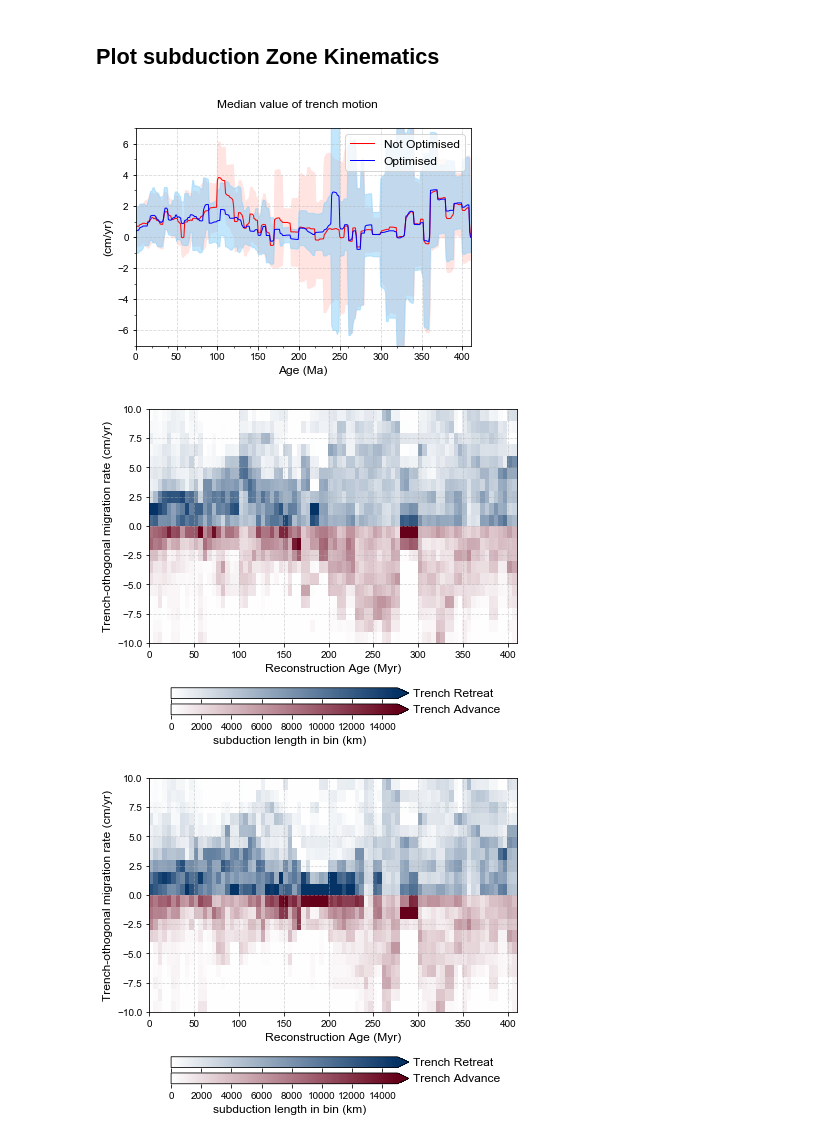
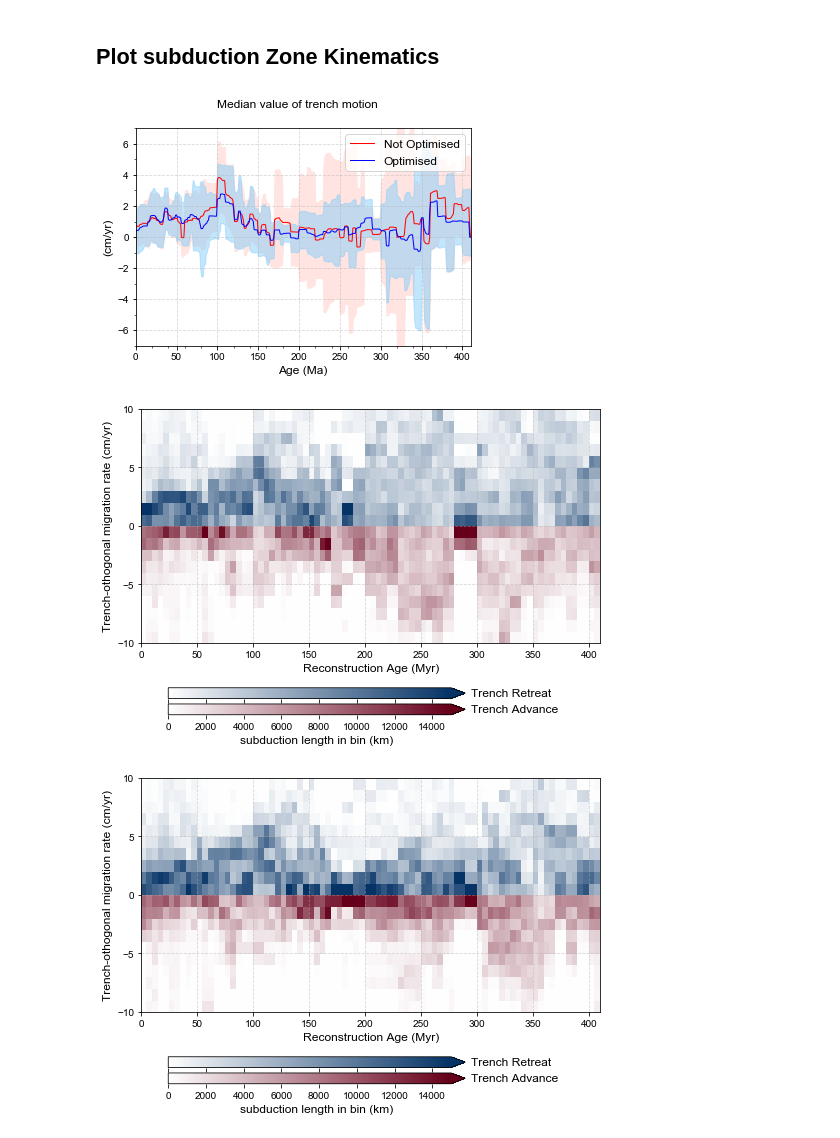
Before and after one commit to EarthByte/optAPM, a Jupyter notebook: figures/generate_trench_migration_figures.ipynb, the cells around one changed output. Saved outputs shown, nothing was run; the diff lists cells and outputs as text; code cells hidden in the pictures.

Commit message:
Final run for Global_Model_WD_Internal_Release_2019_v2.

```diff
--- a/figures/generate_trench_migration_figures.ipynb
+++ b/figures/generate_trench_migration_figures.ipynb
@@ -32,7 +32,7 @@ min_time = 0.
 max_time = 410.
 
 model_dir = 'Global_Model_WD_Internal_Release_2019_v2'
-model_name = 'optAPM_run2'
+model_name = 'optAPM_run6_240-250adj'
 
 input_dir = '../data/{0}'.format(model_dir)
 output_dir = './{0}'.format(model_dir)
@@ -137,9 +137,9 @@ optimised_subduction_table_filename = os.path.join(
 
 
 # Non-optimised stats.
-#df_no_opt = get_subduction_stats(original_rotation_filenames, topology_filenames)
-#df_no_opt.to_csv(original_subduction_table_filename)
-df_no_opt = pd.read_csv(original_subduction_table_filename)
+df_no_opt = get_subduction_stats(original_rotation_filenames, topology_filenames)
+df_no_opt.to_csv(original_subduction_table_filename)
+#df_no_opt = pd.read_csv(original_subduction_table_filename)
 
 # Optimised stats.
 df_opt = get_subduction_stats(optimised_rotation_filenames, topology_filenames)
@@ -201,8 +201,8 @@ def plot_median_trench_motion(plot_title, plot_filename, medfilt_kernel_size):
 
     fig.suptitle(plot_title)
 
-    ax.set_xticks(np.arange(0, 410+1, 50))
-    ax.set_xticks(np.arange(0, 410+1, 20), minor=True)
+    ax.set_xticks(np.arange(0, max_time+1, 50))
+    ax.set_xticks(np.arange(0, max_time+1, 20), minor=True)
     ax.set_yticks(np.arange(-10, 10+1, 2))
     ax.set_yticks(np.arange(-10, 10+1, 1), minor=True)
 
@@ -238,7 +238,7 @@ def plot_median_trench_motion(plot_title, plot_filename, medfilt_kernel_size):
 
     plt.ylim((-7,7))
     plt.ylabel('(cm/yr)',fontsize=12)
-    plt.xlim((0,410))
+    plt.xlim((0,max_time))
     plt.xlabel('Age (Ma)',fontsize=12)
     #plt.gca().yaxis.grid(True,which='major')
     plt.grid(linestyle='--',alpha=0.5)
@@ -259,7 +259,7 @@ for medfilt_kernel_size in medfilt_kernel_sizes:
         os.path.join(output_dir, 'trench_motion_%s_%dMy.pdf' % (model_name, medfilt_kernel_size)),
         medfilt_kernel_size)
 # %% [output]
-[figure, old version]
+[figure, new version]
 # %%
 time_step = 5
 
@@ -280,7 +280,7 @@ def plot_ortho_migration_rate_histogram(df, plot_filename):
     #plt.figure(figsize=(6,4))
     #def MakeTimeDependentHistogram(df_tmp):
 
-    fig = plt.figure(figsize=(6,5))
+    fig = plt.figure(figsize=(7.5,5))
     ax1 = fig.add_axes([0.1, 0.3, 0.85, 0.65])
 
     TimeStepList = np.arange(min_time,max_time+time_step,time_step)
@@ -309,6 +309,7 @@ def plot_ortho_migration_rate_histogram(df, plot_filename):
     ax1.pcolor(TimeStepList, VelBins, histCat.T,cmap=blue_clear_red,vmin=VMIN,vmax=VMAX)
     ax1.set_xlim([min_time,max_time])
     ax1.set_ylim([-10,10])
+    ax1.set_yticks([-10, -5, 0, 5, 10])
     plt.ylabel('Trench-othogonal migration rate (cm/yr)', fontsize=12)
     plt.xlabel('Reconstruction Age (Myr)', fontsize=12)
     plt.grid(linestyle='--',alpha=0.5)
@@ -332,32 +333,32 @@ def plot_ortho_migration_rate_histogram(df, plot_filename):
     ax3 = fig.add_axes([0.15, 0.1, 0.55, 0.03])
     rc_rgba = [(1.0, 1.0, 1.0, 1),
                (0.4, 0.0, 0.1, 1)]
     red_clear = color.LinearColormap('red_clear', rc_rgba,
                                           index=[0, 1])
     norm = mpl.colors.Normalize(vmin=0, vmax=VMAX)
     cb2 = mpl.colorbar.ColorbarBase(ax3, cmap=red_clear,
                                        norm=norm,
                                        extend='max',
                                        ticks=[0, 2000, 4000, 6000, 8000, 10000, 12000, 14000],
                                        orientation='horizontal')
     #cb2.ax.set_xticklabels(['a', 'b'])
     plt.text(1.07,0.5,'Trench Advance', verticalalignment='center',horizontalalignment='left', fontsize=12)
 
     cb2.set_label('subduction length in bin (km)',fontsize=12)
 
     # Commenting out 'tight_layout()' since it raises exception (on my Windows system).
     # Using above manually-specified 'ticks' argument in 'cb1' and 'cb2' to reproduce close to same result as Simon.
     #
     #fig.tight_layout(w_pad=1,h_pad=1)
     #MakeTimeDependentHistogram(df)
 
     plt.savefig(plot_filename,format='pdf',dpi=600)
 
     plt.show()
 
 
 plot_ortho_migration_rate_histogram(df_no_opt, os.path.join(output_dir, 'trenchmigration_NoOpt.pdf'))
 plot_ortho_migration_rate_histogram(df_opt, os.path.join(output_dir, 'trenchmigration_%s.pdf' % model_name))
 # %% [output]
-[figure, old version]
+[figure, new version]
-[figure, old version]
+[figure, new version]
```
Also changed, not shown: 2 other files.
